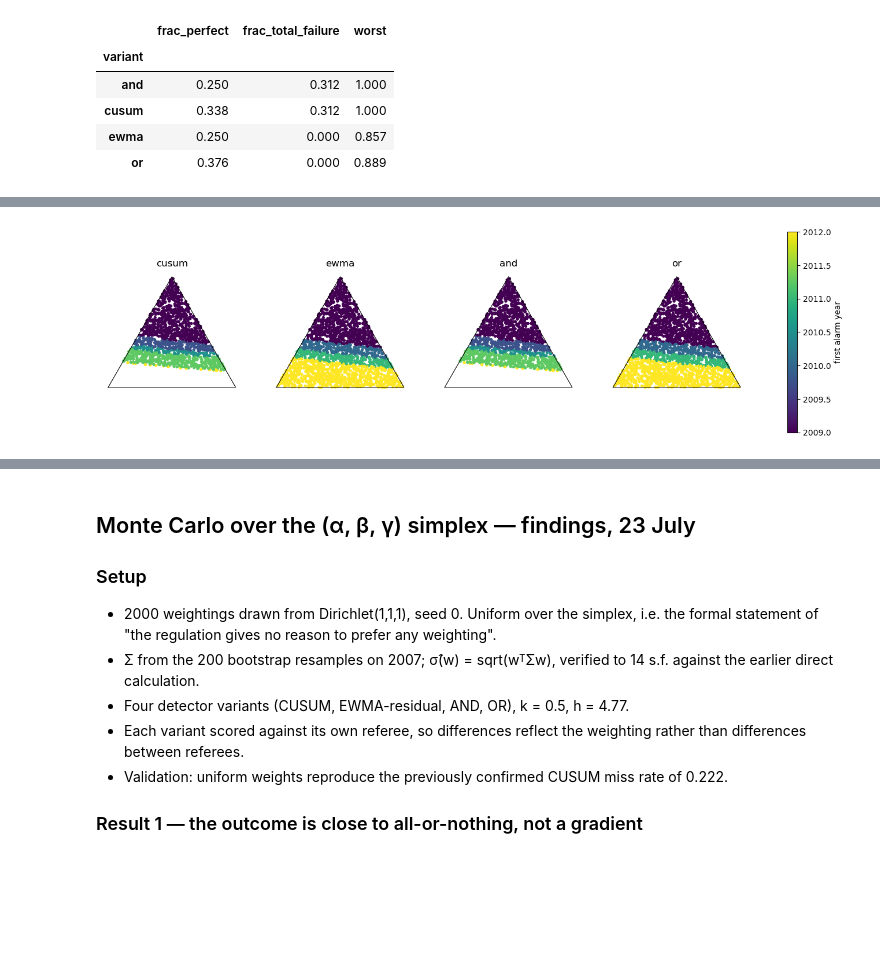
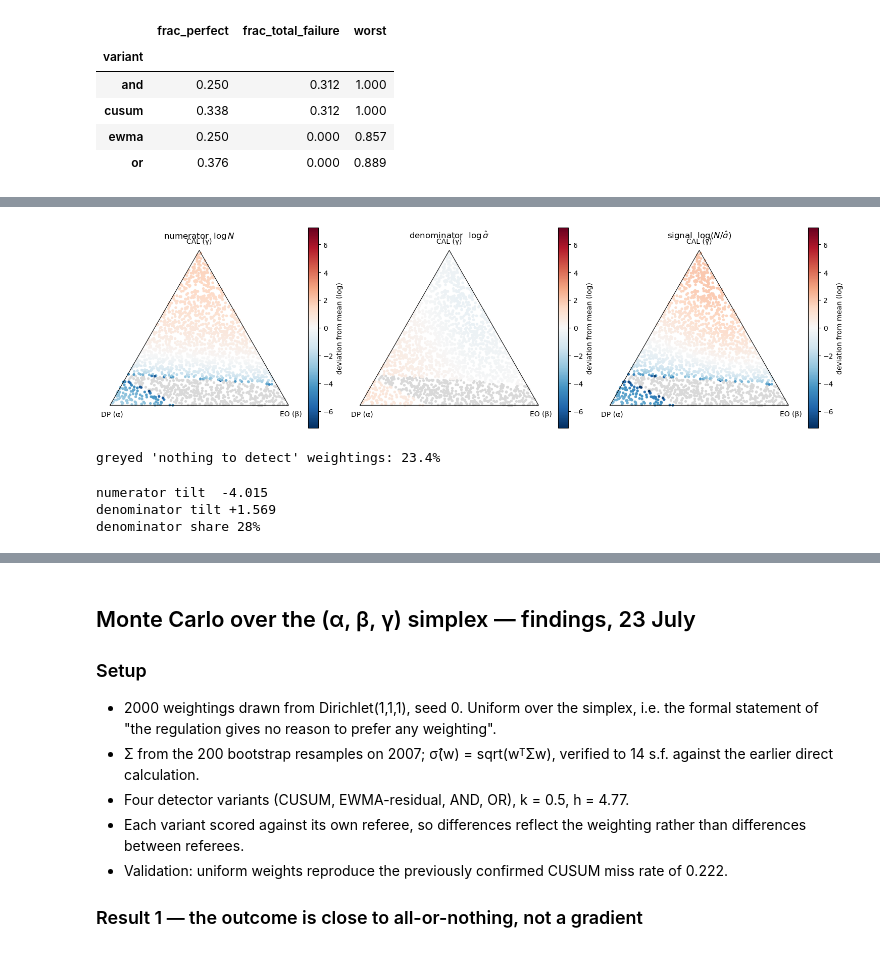
Before and after one commit to jdhilee/fairness_smoke_alarm, a Jupyter notebook: src/monte_carlo_simulations.ipynb, the cells around one changed output, grey strips where cells are left out. Drawn from its saved outputs; the diff is of its cells as text; code cells hidden in the pictures; blank space fills up the shorter version.

```diff
--- a/src/monte_carlo_simulations.ipynb
+++ b/src/monte_carlo_simulations.ipynb
@@ -285,14 +328,53 @@ plt.show()
-# %%
-# Plot the delay in alarm - white means no alarm
-
-fig, axes = plt.subplots(1, 4, figsize=(18, 4.5))
-for ax, variant in zip(axes, ["cusum", "ewma", "and", "or"]):
-    sub = df_mc[df_mc["variant"] == variant]
-    x, y = to_xy(sub["alpha"], sub["beta"], sub["gamma"])
-    pts = ax.scatter(x, y, c=sub["first_alarm_year"], cmap="viridis", s=8)
-    ax.plot([0, 1, 0.5, 0], [0, 0, np.sqrt(3)/2, 0], color="k", lw=0.8)
-    ax.set_title(variant); ax.set_aspect("equal"); ax.axis("off")
-fig.colorbar(pts, ax=axes, label="first alarm year")
-plt.show()
-# %% [output]
-[figure, removed]
+# %%
+def to_xy(a, b, g):
+    return b + g/2, g*np.sqrt(3)/2
+
+N   = np.empty(len(weights)); sig = np.empty(len(weights))
+for i, (a, b, g) in enumerate(weights):
+    comp  = unfairness_score(df_fairness, a, b, g)
+    drift = comp - comp.iloc[0]
+    N[i]  = drift.max()                       # no clamp
+    sig[i] = sigma_hat(np.array([a, b, g]), Sigma)
+
+drifts = N > 0                                 # genuine drift vs "nothing to detect"
+x, y   = to_xy(weights[:,0], weights[:,1], weights[:,2])
+
+# log fields, centred on their own mean so panels are comparable and additive
+logN   = np.log(N[drifts]);   logN   -= logN.mean()
+logsig = np.log(sig[drifts]); logsig -= logsig.mean()
+logz   = logN - logsig                         # centred signal = centred N - centred sigma
+
+xd, yd = x[drifts], y[drifts]
+xn, yn = x[~drifts], y[~drifts]                # the no-drift bucket
+
+panels = [("numerator  $\\log N$",              logN),
+          ("denominator  $\\log\\hat{\\sigma}$", logsig),
+          ("signal  $\\log(N/\\hat{\\sigma})$",  logz)]
+
+vmax = max(np.abs(logN).max(), np.abs(logsig).max(), np.abs(logz).max())
+
+fig, axes = plt.subplots(1, 3, figsize=(15, 4.6))
+for ax, (title, f) in zip(axes, panels):
+    ax.scatter(xn, yn, c="0.85", s=8, zorder=1)          # no-drift bucket, greyed
+    pts = ax.scatter(xd, yd, c=f, cmap="RdBu_r",
+                     vmin=-vmax, vmax=vmax, s=8, zorder=2)
+    ax.plot([0,1,0.5,0], [0,0,np.sqrt(3)/2,0], "k", lw=0.8)
+    ax.set_aspect("equal"); ax.axis("off"); ax.set_title(title)
+    ax.text(-0.05,-0.06,"DP (α)"); ax.text(0.95,-0.06,"EO (β)")
+    ax.text(0.5, np.sqrt(3)/2+0.04, "CAL (γ)", ha="center")
+    fig.colorbar(pts, ax=ax, fraction=0.046, label="deviation from mean (log)")
+plt.tight_layout(); plt.show()
+
+print(f"greyed 'nothing to detect' weightings: {(~drifts).mean():.1%}")
+# %% [output]
+[figure, added]
+greyed 'nothing to detect' weightings: 23.4%
+# %%
+s_num, s_den, s_z = dp_slope(logN), dp_slope(logsig), dp_slope(logz)
+print(f"numerator tilt  {s_num:+.3f}")
+print(f"denominator tilt {s_den:+.3f}")
+print(f"denominator share {abs(s_den)/(abs(s_num)+abs(s_den)):.0%}")
+# %% [output]
+numerator tilt  -4.015
+denominator tilt +1.569
+denominator share 28%
```
Also changed, not shown: parts of 5 cells of this notebook.
